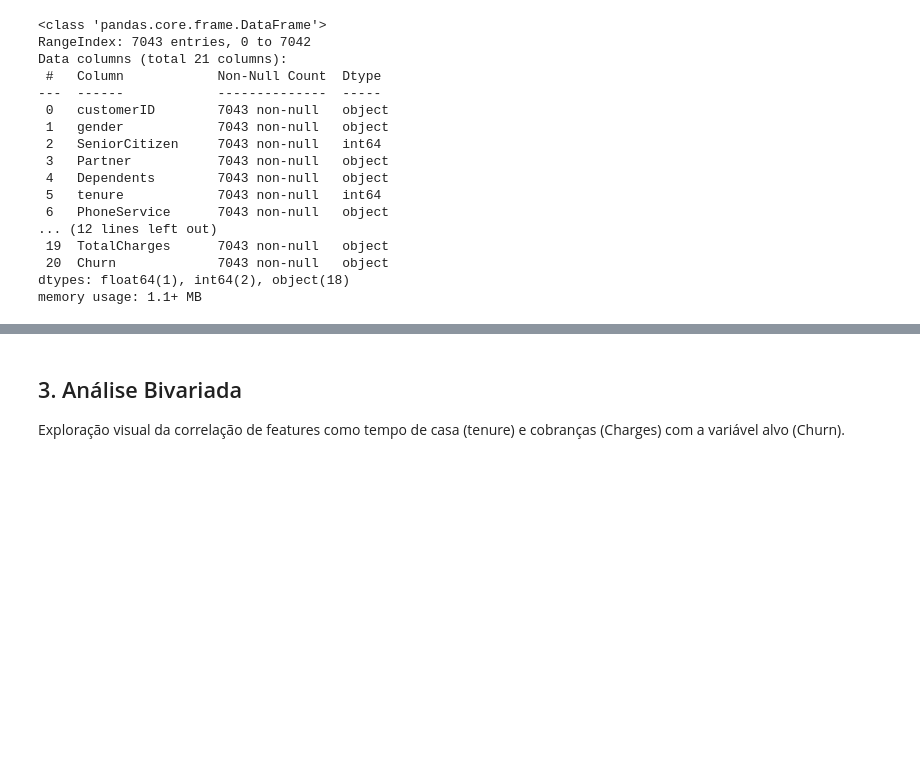
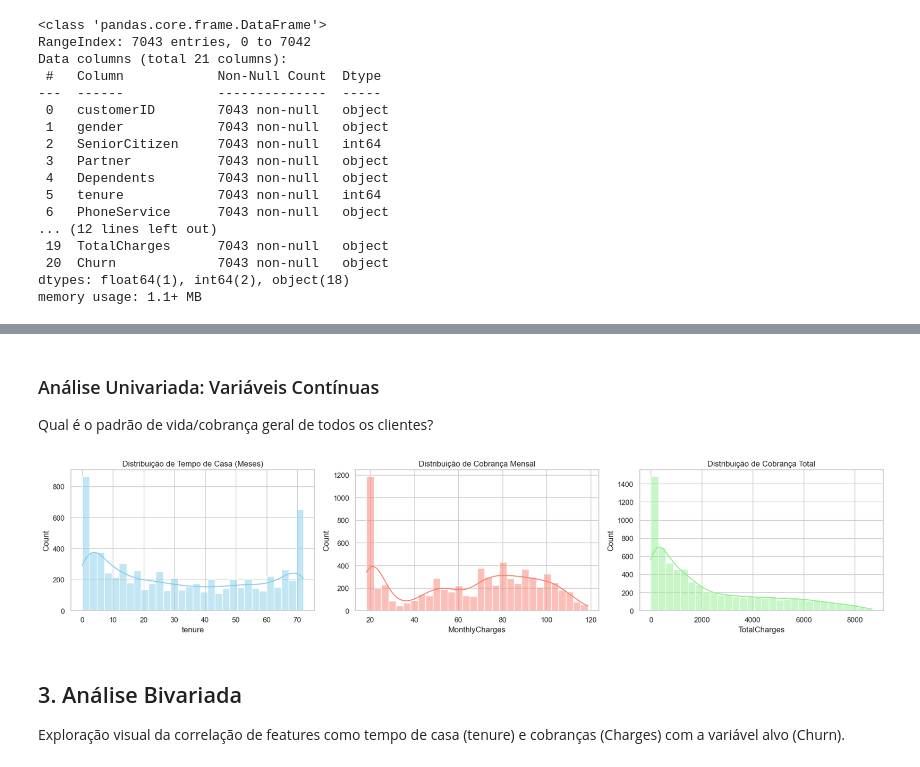
Before and after one commit to fiap-postech-9mlet-grupo85/tech-challenge-fase01, a Jupyter notebook: notebooks/01-eda-baselines.ipynb, the cells around one changed output, grey strips where cells are left out. Drawn from its saved outputs; the diff is of its cells as text; code cells hidden in the pictures; blank space fills up the shorter version.

```diff
--- a/notebooks/01-eda-baselines.ipynb
+++ b/notebooks/01-eda-baselines.ipynb
@@ -62,3 +89,22 @@ memory usage: 1.1+ MB
+# %% [markdown]
+### Análise Univariada: Variáveis Contínuas
+Qual é o padrão de vida/cobrança geral de todos os clientes?
+# %%
+fig, axes = plt.subplots(1, 3, figsize=(18, 4))
+
+sns.histplot(df['tenure'], bins=30, kde=True, ax=axes[0], color='skyblue')
+axes[0].set_title('Distribuição de Tempo de Casa (Meses)')
+
+sns.histplot(df['MonthlyCharges'], bins=30, kde=True, ax=axes[1], color='salmon')
+axes[1].set_title('Distribuição de Cobrança Mensal')
+
+sns.histplot(df['TotalCharges'], bins=30, kde=True, ax=axes[2], color='lightgreen')
+axes[2].set_title('Distribuição de Cobrança Total')
+
+plt.tight_layout()
+plt.show()
+# %% [output]
+[figure, added]
 # %% [markdown]
 ## 3. Análise Bivariada
 Exploração visual da correlação de features como tempo de casa (tenure) e cobranças (Charges) com a variável alvo (Churn).
```
Also changed, not shown: parts of 5 cells of this notebook, 1 other file.
